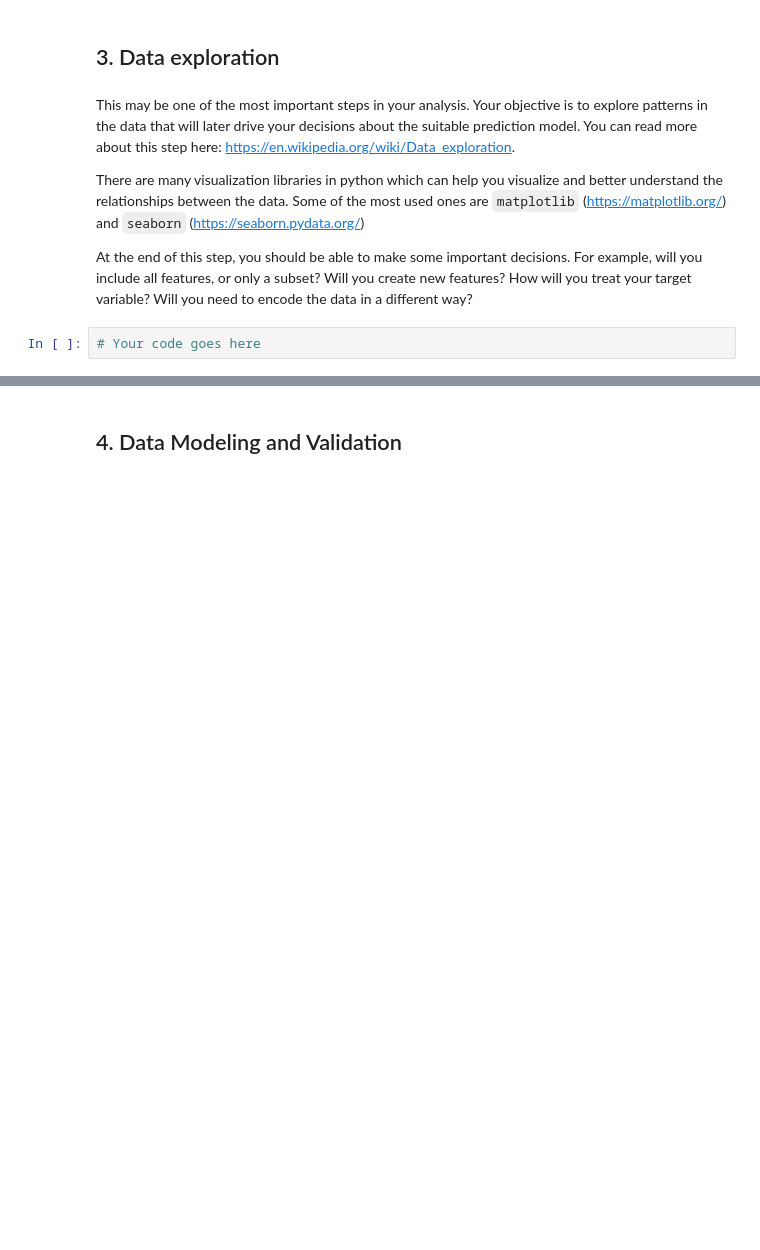
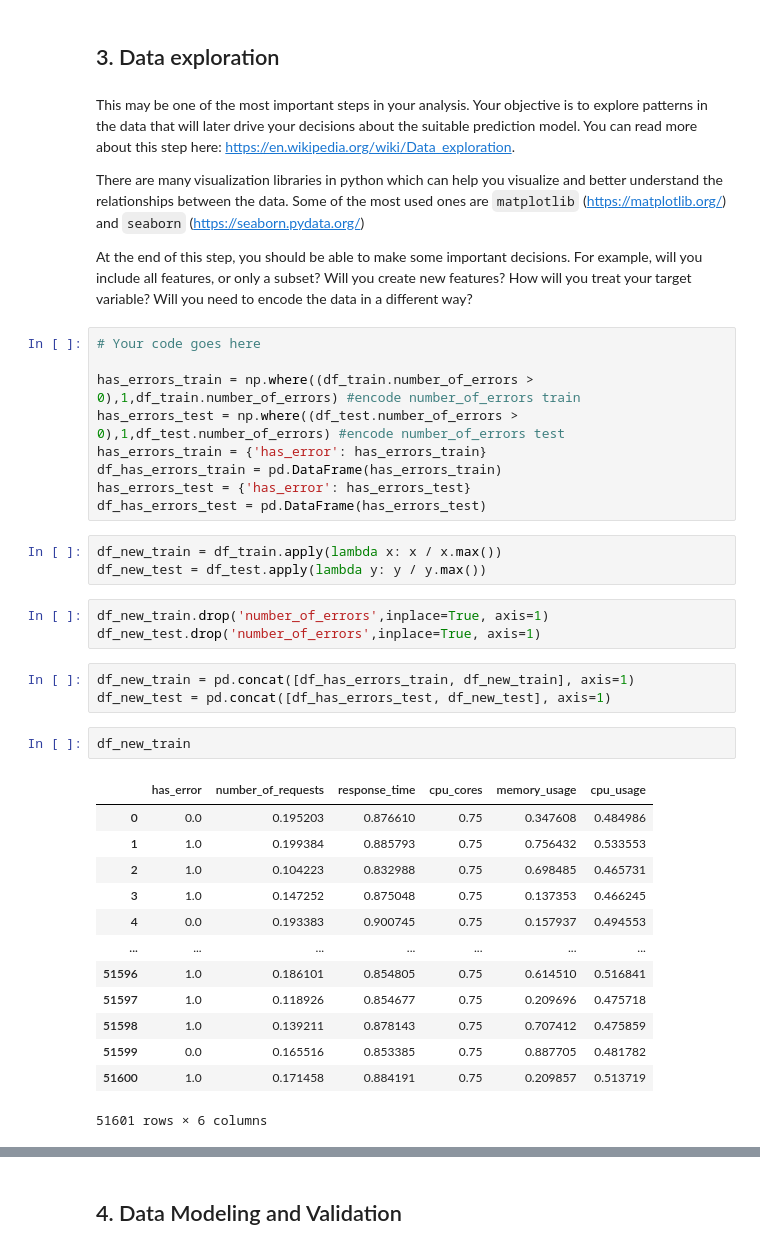
Before and after one commit to natasa-plulikova/interns_day, a Jupyter notebook: Starter_notebook.ipynb, the cells around one changed output, grey strips where cells are left out. Saved outputs shown, nothing was run; the diff lists cells and outputs as text; blank space fills up the shorter version.

```diff
--- a/Starter_notebook.ipynb
+++ b/Starter_notebook.ipynb
@@ -146,3 +160,35 @@ There are many visualization libraries in python which can help you visualize an
 At the end of this step, you should be able to make some important decisions. For example, will you include all features, or only a subset? Will you create new features? How will you treat your target variable? Will you need to encode the data in a different way?
 # %%
 # Your code goes here
+
+has_errors_train = np.where((df_train.number_of_errors >  0),1,df_train.number_of_errors) #encode number_of_errors train
+has_errors_test = np.where((df_test.number_of_errors >  0),1,df_test.number_of_errors) #encode number_of_errors test
+has_errors_train = {'has_error': has_errors_train}
+df_has_errors_train = pd.DataFrame(has_errors_train)
+has_errors_test = {'has_error': has_errors_test}
+df_has_errors_test = pd.DataFrame(has_errors_test)
+# %%
+df_new_train = df_train.apply(lambda x: x / x.max())
+df_new_test = df_test.apply(lambda y: y / y.max())
+# %%
+df_new_train.drop('number_of_errors',inplace=True, axis=1)
+df_new_test.drop('number_of_errors',inplace=True, axis=1)
+# %%
+df_new_train = pd.concat([df_has_errors_train, df_new_train], axis=1)
+df_new_test = pd.concat([df_has_errors_test, df_new_test], axis=1)
+# %%
+df_new_train
+# %% [output]
+|  | has_error | number_of_requests | response_time | cpu_cores | memory_usage | cpu_usage |
+| 0 | 0.0 | 0.195203 | 0.876610 | 0.75 | 0.347608 | 0.484986 |
+| 1 | 1.0 | 0.199384 | 0.885793 | 0.75 | 0.756432 | 0.533553 |
+| 2 | 1.0 | 0.104223 | 0.832988 | 0.75 | 0.698485 | 0.465731 |
+| 3 | 1.0 | 0.147252 | 0.875048 | 0.75 | 0.137353 | 0.466245 |
+| 4 | 0.0 | 0.193383 | 0.900745 | 0.75 | 0.157937 | 0.494553 |
+| ... | ... | ... | ... | ... | ... | ... |
+| 51596 | 1.0 | 0.186101 | 0.854805 | 0.75 | 0.614510 | 0.516841 |
+| 51597 | 1.0 | 0.118926 | 0.854677 | 0.75 | 0.209696 | 0.475718 |
+| 51598 | 1.0 | 0.139211 | 0.878143 | 0.75 | 0.707412 | 0.475859 |
+| 51599 | 0.0 | 0.165516 | 0.853385 | 0.75 | 0.887705 | 0.481782 |
+| 51600 | 1.0 | 0.171458 | 0.884191 | 0.75 | 0.209857 | 0.513719 |
+51601 rows × 6 columns
```
Also changed, not shown: parts of 19 cells of this notebook.
